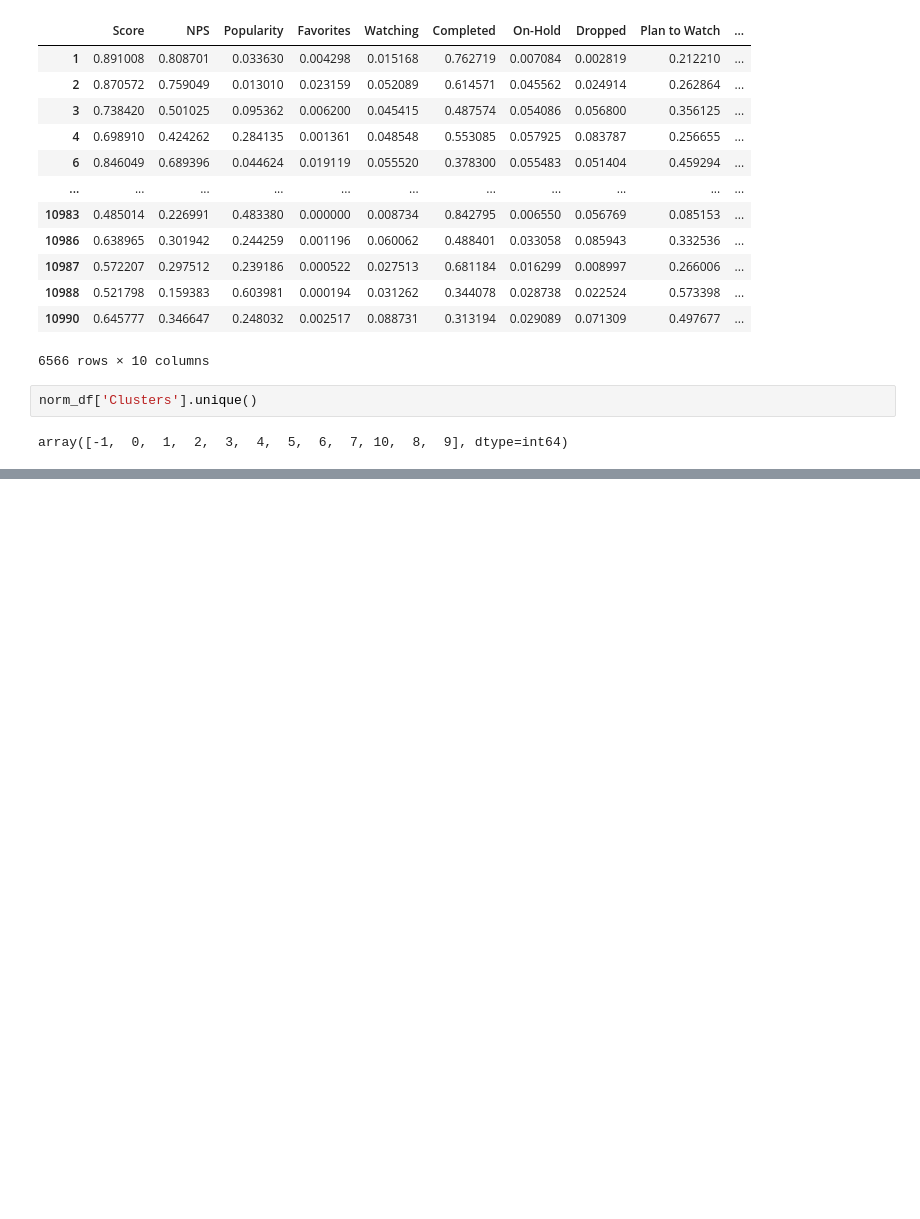
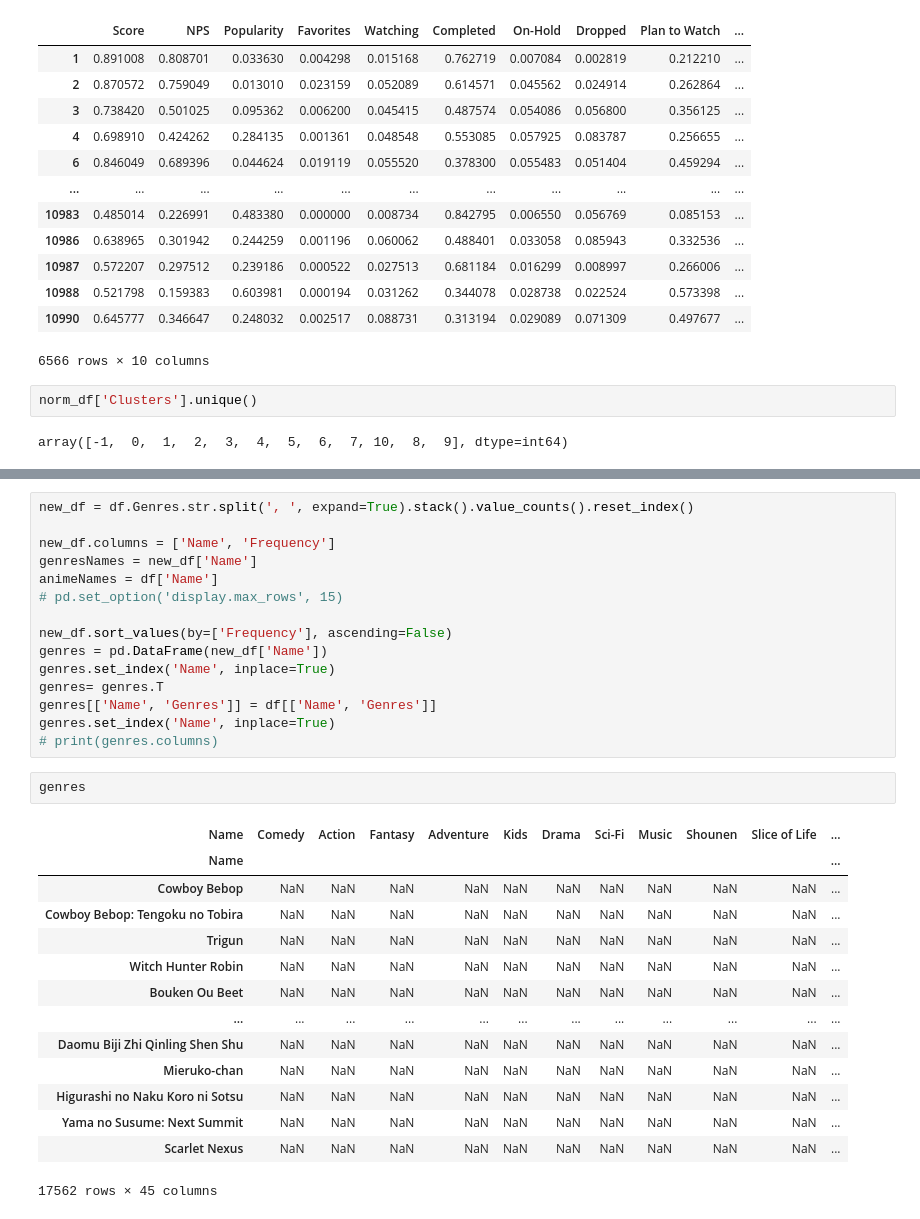
Before and after one commit to 1dimadim1/-PyLearn, a Jupyter notebook: HW2/HW2/HW2.2.ipynb, the cells around one changed output, grey strips where cells are left out. Saved outputs shown, nothing was run; the diff lists cells and outputs as text; blank space fills up the shorter version.

Commit message:
add: genres.csv

```diff
--- a/HW2/HW2/HW2.2.ipynb
+++ b/HW2/HW2/HW2.2.ipynb
@@ -212,0 +225,32 @@ plt.show()
+# %%
+new_df = df.Genres.str.split(', ', expand=True).stack().value_counts().reset_index()
+
+new_df.columns = ['Name', 'Frequency']
+genresNames = new_df['Name']
+animeNames = df['Name']
+# pd.set_option('display.max_rows', 15)
+
+new_df.sort_values(by=['Frequency'], ascending=False)
+genres = pd.DataFrame(new_df['Name'])
+genres.set_index('Name', inplace=True)
+genres= genres.T
+genres[['Name', 'Genres']] = df[['Name', 'Genres']]
+genres.set_index('Name', inplace=True)
+# print(genres.columns)
+# %%
+genres
+# %% [output]
+| Name | Comedy | Action | Fantasy | Adventure | Kids | Drama | Sci-Fi | Music | Shounen | Slice of Life | ... |
+| Name |  |  |  |  |  |  |  |  |  |  | ... |
+| Cowboy Bebop | NaN | NaN | NaN | NaN | NaN | NaN | NaN | NaN | NaN | NaN | ... |
+| Cowboy Bebop: Tengoku no Tobira | NaN | NaN | NaN | NaN | NaN | NaN | NaN | NaN | NaN | NaN | ... |
+| Trigun | NaN | NaN | NaN | NaN | NaN | NaN | NaN | NaN | NaN | NaN | ... |
+| Witch Hunter Robin | NaN | NaN | NaN | NaN | NaN | NaN | NaN | NaN | NaN | NaN | ... |
+| Bouken Ou Beet | NaN | NaN | NaN | NaN | NaN | NaN | NaN | NaN | NaN | NaN | ... |
+| ... | ... | ... | ... | ... | ... | ... | ... | ... | ... | ... | ... |
+| Daomu Biji Zhi Qinling Shen Shu | NaN | NaN | NaN | NaN | NaN | NaN | NaN | NaN | NaN | NaN | ... |
+| Mieruko-chan | NaN | NaN | NaN | NaN | NaN | NaN | NaN | NaN | NaN | NaN | ... |
+| Higurashi no Naku Koro ni Sotsu | NaN | NaN | NaN | NaN | NaN | NaN | NaN | NaN | NaN | NaN | ... |
+| Yama no Susume: Next Summit | NaN | NaN | NaN | NaN | NaN | NaN | NaN | NaN | NaN | NaN | ... |
+| Scarlet Nexus | NaN | NaN | NaN | NaN | NaN | NaN | NaN | NaN | NaN | NaN | ... |
+17562 rows × 45 columns
```
Also changed, not shown: parts of 6 cells of this notebook.
